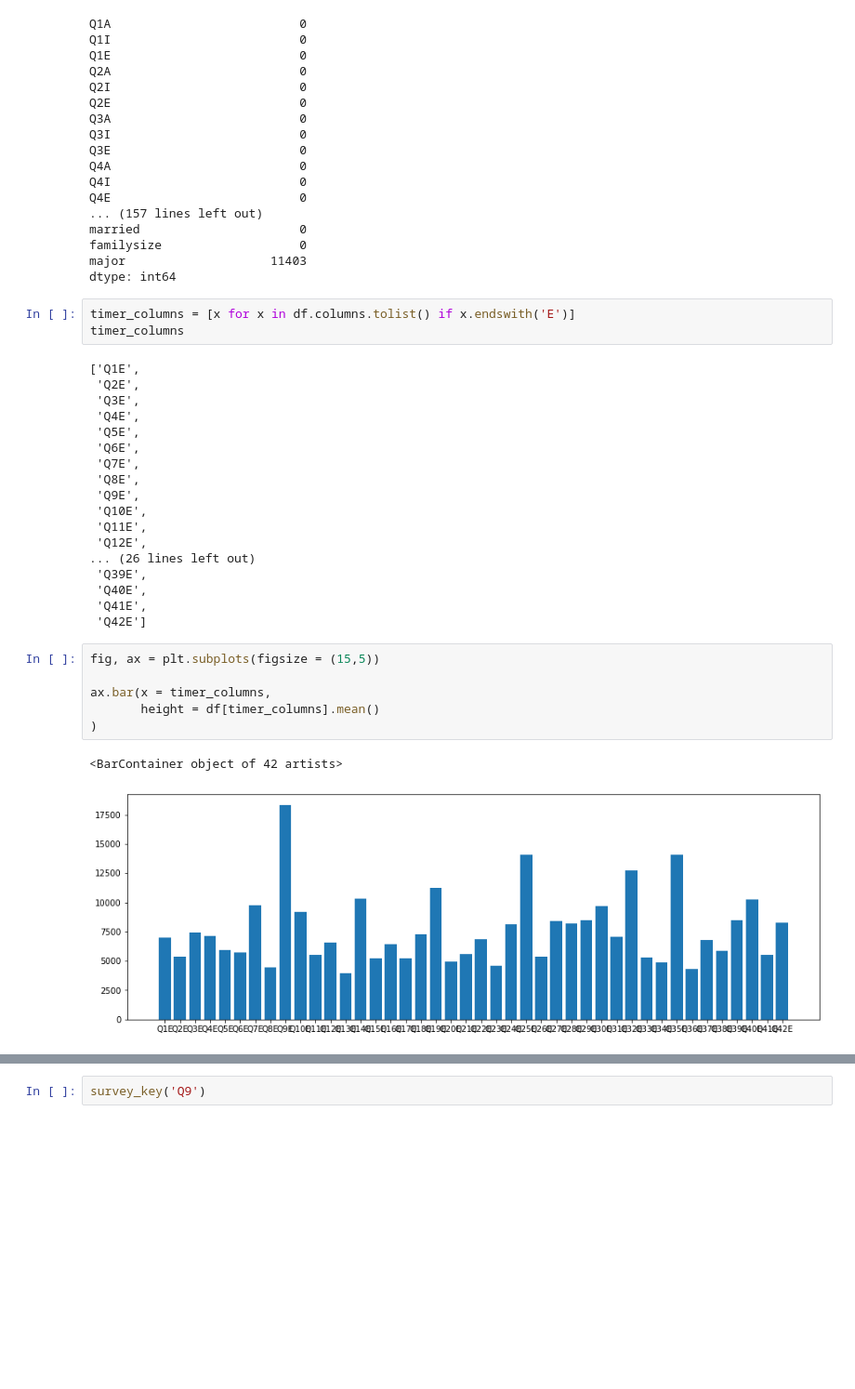
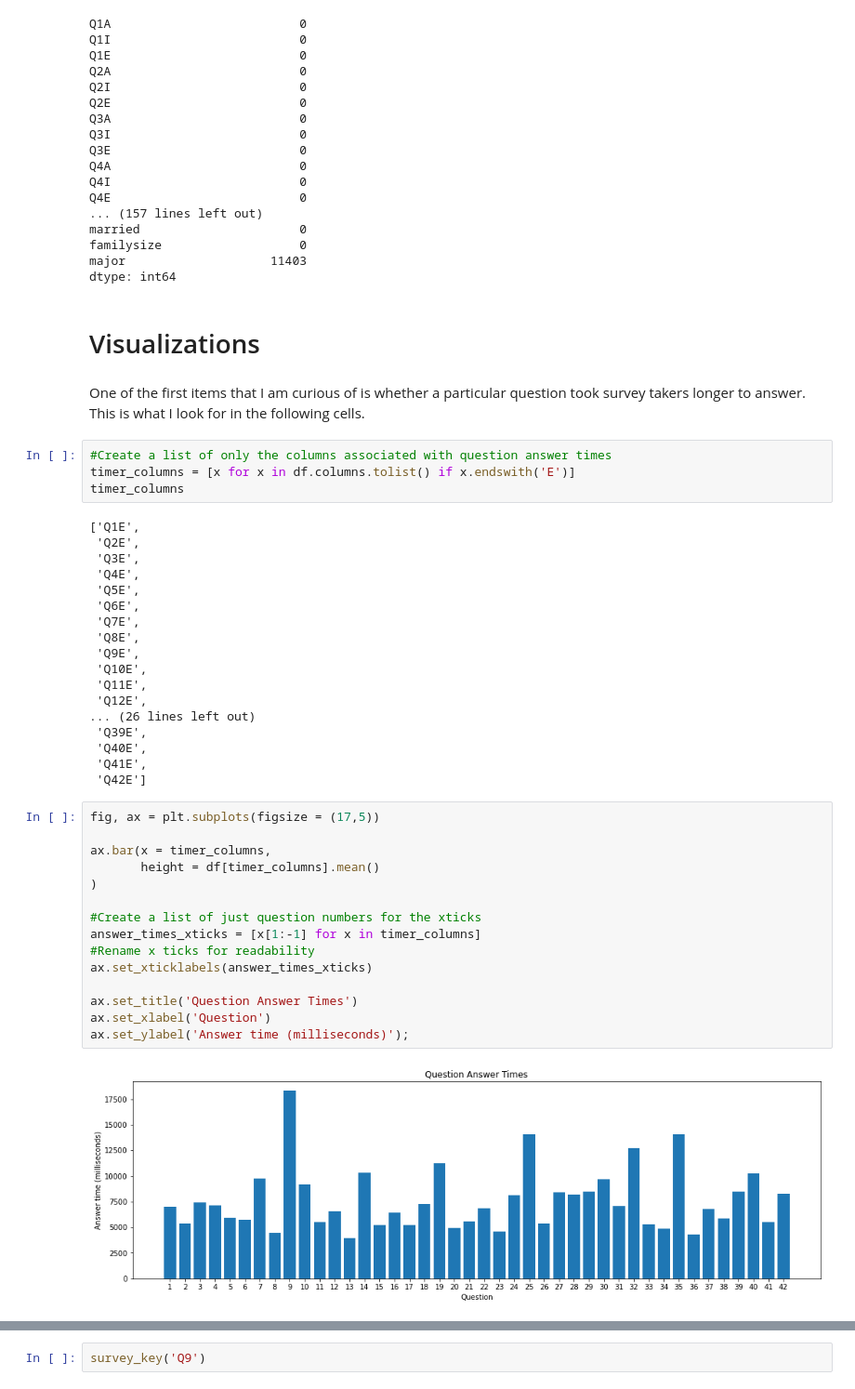
Before and after one commit to ismizu/depression_anxiety_stress, a Jupyter notebook: Depression, Anxiety, and Stress Dataset.ipynb, the cells around one changed output, grey strips where cells are left out. Shown at 93% size. Cells and saved outputs as stored; diff of their text form; blank space fills up the shorter version.

```diff
--- a/Depression, Anxiety, and Stress Dataset.ipynb
+++ b/Depression, Anxiety, and Stress Dataset.ipynb
@@ -92,7 +92,12 @@ married                      0
 familysize                   0
 major                    11403
 dtype: int64
+# %% [markdown]
+# Visualizations
+# %% [markdown]
+One of the first items that I am curious of is whether a particular question took survey takers longer to answer. This is what I look for in the following cells.
 # %%
+#Create a list of only the columns associated with question answer times
 timer_columns = [x for x in df.columns.tolist() if x.endswith('E')]
 timer_columns
 # %% [output]
@@ -113,12 +118,20 @@ timer_columns
  'Q40E',
  'Q41E',
  'Q42E']
-# %%
-fig, ax = plt.subplots(figsize = (15,5))
-
-ax.bar(x = timer_columns,
-       height = df[timer_columns].mean()
-)
-# %% [output]
-<BarContainer object of 42 artists>
-[figure, removed]
+# %%
+fig, ax = plt.subplots(figsize = (17,5))
+
+ax.bar(x = timer_columns,
+       height = df[timer_columns].mean()
+)
+
+#Create a list of just question numbers for the xticks
+answer_times_xticks = [x[1:-1] for x in timer_columns]
+#Rename x ticks for readability
+ax.set_xticklabels(answer_times_xticks)
+
+ax.set_title('Question Answer Times')
+ax.set_xlabel('Question')
+ax.set_ylabel('Answer time (milliseconds)');
+# %% [output]
+[figure, added]
```
Also changed, not shown: parts of 4 cells of this notebook.
